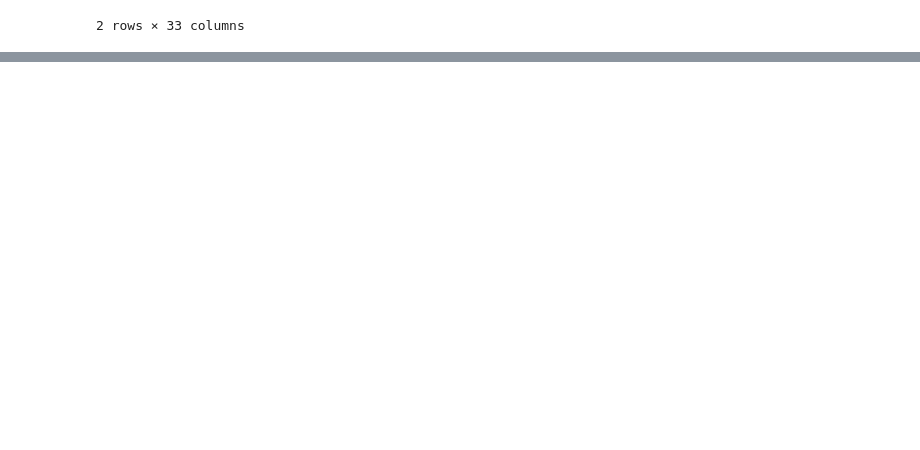
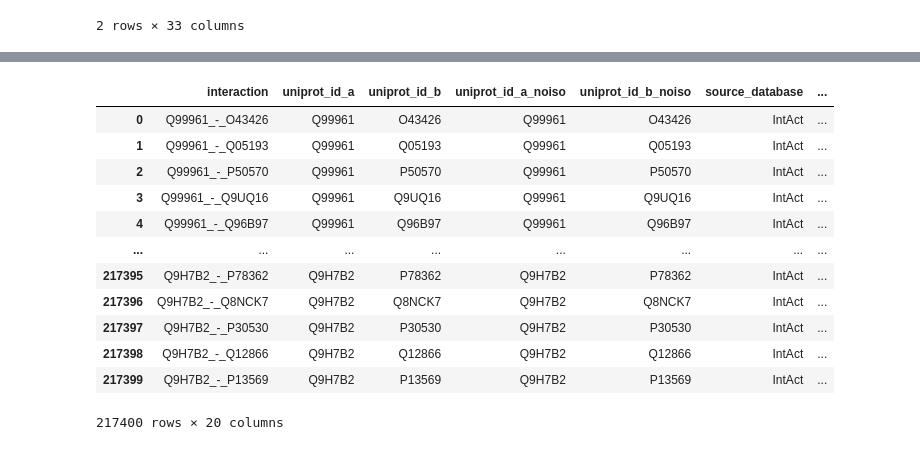
Before and after one commit to varjolab/ProteoGyver, a Jupyter notebook: app/generate_database.ipynb, the cells around one changed output, grey strips where cells are left out. Drawn from its saved outputs; the diff is of its cells as text; code cells hidden in the pictures; blank space fills up the shorter version.

```diff
--- a/app/generate_database.ipynb
+++ b/app/generate_database.ipynb
@@ -9,18 +9,13 @@ from dateutil.parser import parse
 from plotly import graph_objects as go
 from plotly import io as pio
 import xmltodict
-# %%
-jsons = {}
-for root, _, files in os.walk('data'):
-    if '.ipynb' in root: continue
-    for f in files:
-        if '.json' in f:
-            with open(os.path.join(root,f)) as fil:
-                tpkey = '-'.join(root.split(os.sep))
-                tpkey += f'_{f}'
-                jsons[tpkey] = json.load(fil)
 # %%
 crapome = pd.read_csv(os.path.join('data','crapome table.tsv'),sep='\t')
 controls = pd.read_csv(os.path.join('data','control table.tsv'),sep='\t')
+jsons = {}
+for f in os.listdir('data'):
+    if f.split('.')[-1]=='json':
+        with open(os.path.join('data',f)) as fil:
+            jsons[f'data_{f}'] = json.load(fil)
 # %%
 sets = {
@@ -349,0 +293,21 @@ contaminants: 153846
+# %%
+
+updf = pd.read_csv(os.path.join('data_assets','db build files','uniprotkb_AND_reviewed_true_2023_09_04.tsv'),sep='\t')
+seqs = {row['Entry']: row['Sequence'] for _, row in updf.iterrows()}
+seq_col = []
+for _,row in conts.iterrows():
+    if row['Uniprot ID'] not in seqs:
+        seq_col.append('')
+    else:
+        seq_col.append(seqs[row['Uniprot ID']])
+conts['Sequence'] = seq_col
+conts['Length'] = conts['Length'].fillna(1).astype(int)
+for i, row in conts[conts['Gene names'].isna()].iterrows():
+    conts.loc[i, 'Gene names'] = f'{row["Protein names"]}({row["Uniprot ID"]})'
+conts['Organism'] = conts['Organism'].fillna('None')
+conts['Sequence'] = conts['Sequence'].fillna('Unknown')
+conts['Sequence'] = conts['Sequence'].fillna('Unknown')
+conts['Source of Contamination'] = conts['Source of Contamination'].fillna('Unspecified')
+cont_table_str =  [
+    f'CREATE TABLE contaminants (',
+]
@@ -494,0 +658,16 @@ OperationalError: table control_sets already exists
+# %%
+d
+# %% [output]
+|  | interaction | uniprot_id_a | uniprot_id_b | uniprot_id_a_noiso | uniprot_id_b_noiso | source_database | ... |
+| 0 | Q99961_-_O43426 | Q99961 | O43426 | Q99961 | O43426 | IntAct | ... |
+| 1 | Q99961_-_Q05193 | Q99961 | Q05193 | Q99961 | Q05193 | IntAct | ... |
+| 2 | Q99961_-_P50570 | Q99961 | P50570 | Q99961 | P50570 | IntAct | ... |
+| 3 | Q99961_-_Q9UQ16 | Q99961 | Q9UQ16 | Q99961 | Q9UQ16 | IntAct | ... |
+| 4 | Q99961_-_Q96B97 | Q99961 | Q96B97 | Q99961 | Q96B97 | IntAct | ... |
+| ... | ... | ... | ... | ... | ... | ... | ... |
+| 217395 | Q9H7B2_-_P78362 | Q9H7B2 | P78362 | Q9H7B2 | P78362 | IntAct | ... |
+| 217396 | Q9H7B2_-_Q8NCK7 | Q9H7B2 | Q8NCK7 | Q9H7B2 | Q8NCK7 | IntAct | ... |
+| 217397 | Q9H7B2_-_P30530 | Q9H7B2 | P30530 | Q9H7B2 | P30530 | IntAct | ... |
+| 217398 | Q9H7B2_-_Q12866 | Q9H7B2 | Q12866 | Q9H7B2 | Q12866 | IntAct | ... |
+| 217399 | Q9H7B2_-_P13569 | Q9H7B2 | P13569 | Q9H7B2 | P13569 | IntAct | ... |
+217400 rows × 20 columns
```
Also changed, not shown: parts of 29 cells of this notebook, 42 other files.
